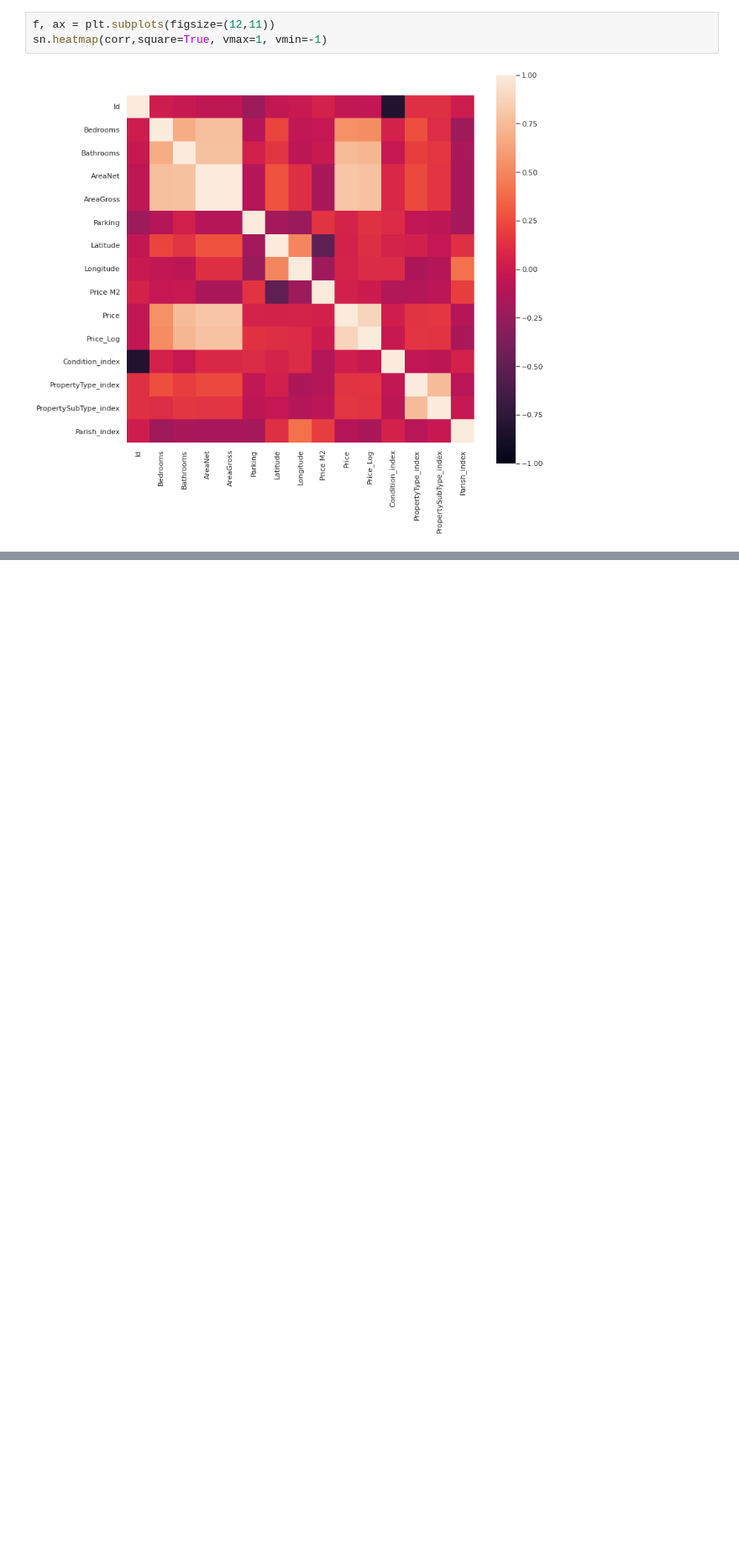
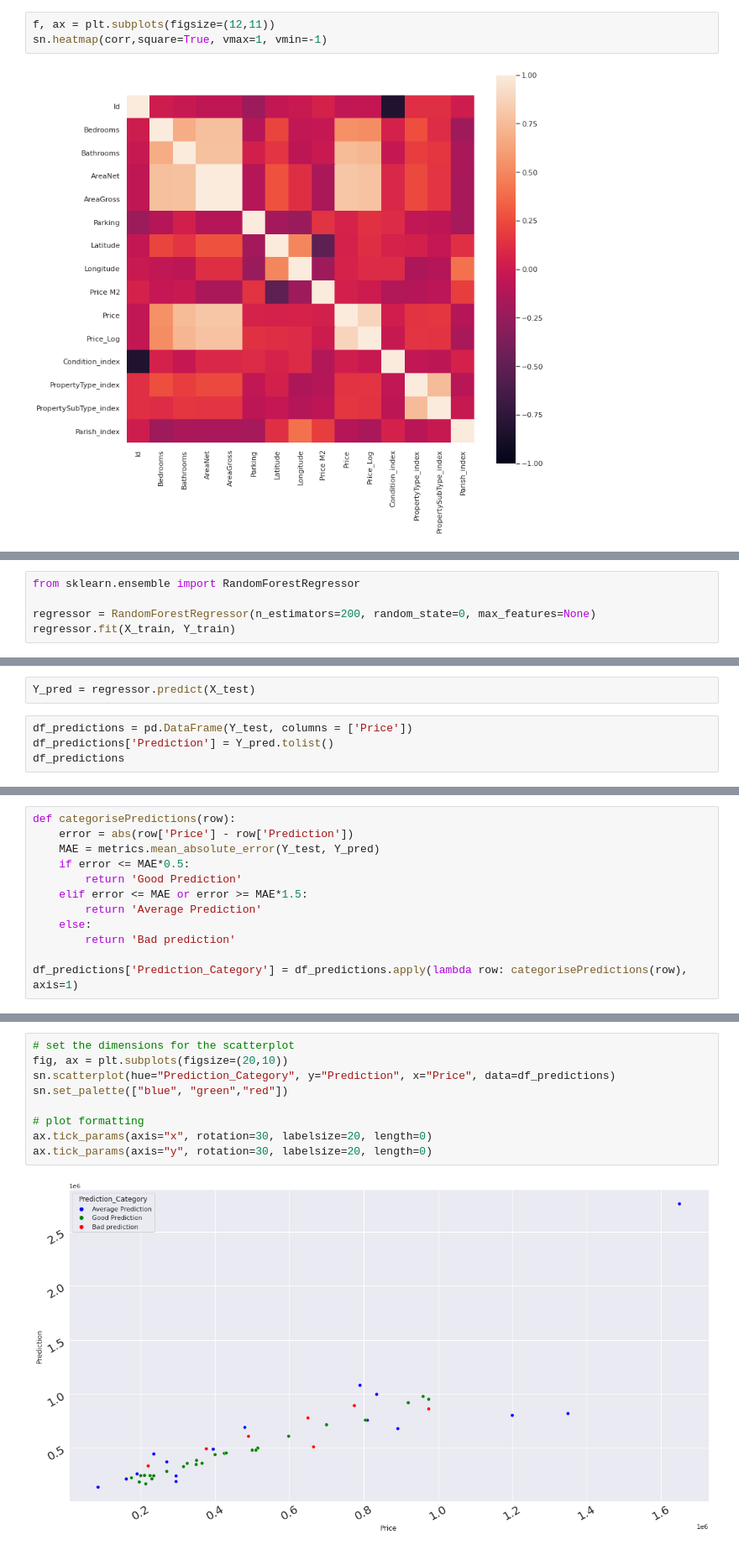
Before and after one commit to Rafabro8500/Data_Science_Fundamentals, a Jupyter notebook: Project - Lisbon House Prices.ipynb, the cells around one changed output, grey strips where cells are left out. Shown: that part at 84% size. Saved outputs shown, nothing was run; the diff lists cells and outputs as text; blank space fills up the shorter version.

Commit message:
Roughly finished the predictions and results - now missing text descriptions of the project

```diff
--- a/Project - Lisbon House Prices.ipynb
+++ b/Project - Lisbon House Prices.ipynb
@@ -438,0 +496,5 @@ sn.heatmap(corr,square=True, vmax=1, vmin=-1)
+# %%
+from sklearn.ensemble import RandomForestRegressor
+
+regressor = RandomForestRegressor(n_estimators=200, random_state=0, max_features=None)
+regressor.fit(X_train, Y_train)
@@ -438,0 +503,6 @@ sn.heatmap(corr,square=True, vmax=1, vmin=-1)
+# %%
+Y_pred = regressor.predict(X_test)
+# %%
+df_predictions = pd.DataFrame(Y_test, columns = ['Price'])
+df_predictions['Prediction'] = Y_pred.tolist()
+df_predictions
@@ -438,0 +541,12 @@ sn.heatmap(corr,square=True, vmax=1, vmin=-1)
+# %%
+def categorisePredictions(row):
+    error = abs(row['Price'] - row['Prediction'])
+    MAE = metrics.mean_absolute_error(Y_test, Y_pred)
+    if error <= MAE*0.5:
+        return 'Good Prediction'
+    elif error <= MAE or error >= MAE*1.5:
+        return 'Average Prediction'
+    else:
+        return 'Bad prediction'
+
+df_predictions['Prediction_Category'] = df_predictions.apply(lambda row: categorisePredictions(row), axis=1)
@@ -438,0 +573,11 @@ sn.heatmap(corr,square=True, vmax=1, vmin=-1)
+# %%
+# set the dimensions for the scatterplot
+fig, ax = plt.subplots(figsize=(20,10))
+sn.scatterplot(hue="Prediction_Category", y="Prediction", x="Price", data=df_predictions)
+sn.set_palette(["blue", "green","red"])
+
+# plot formatting
+ax.tick_params(axis="x", rotation=30, labelsize=20, length=0)
+ax.tick_params(axis="y", rotation=30, labelsize=20, length=0)
+# %% [output]
+[figure, added]
```
Also changed, not shown: parts of 24 cells of this notebook.
